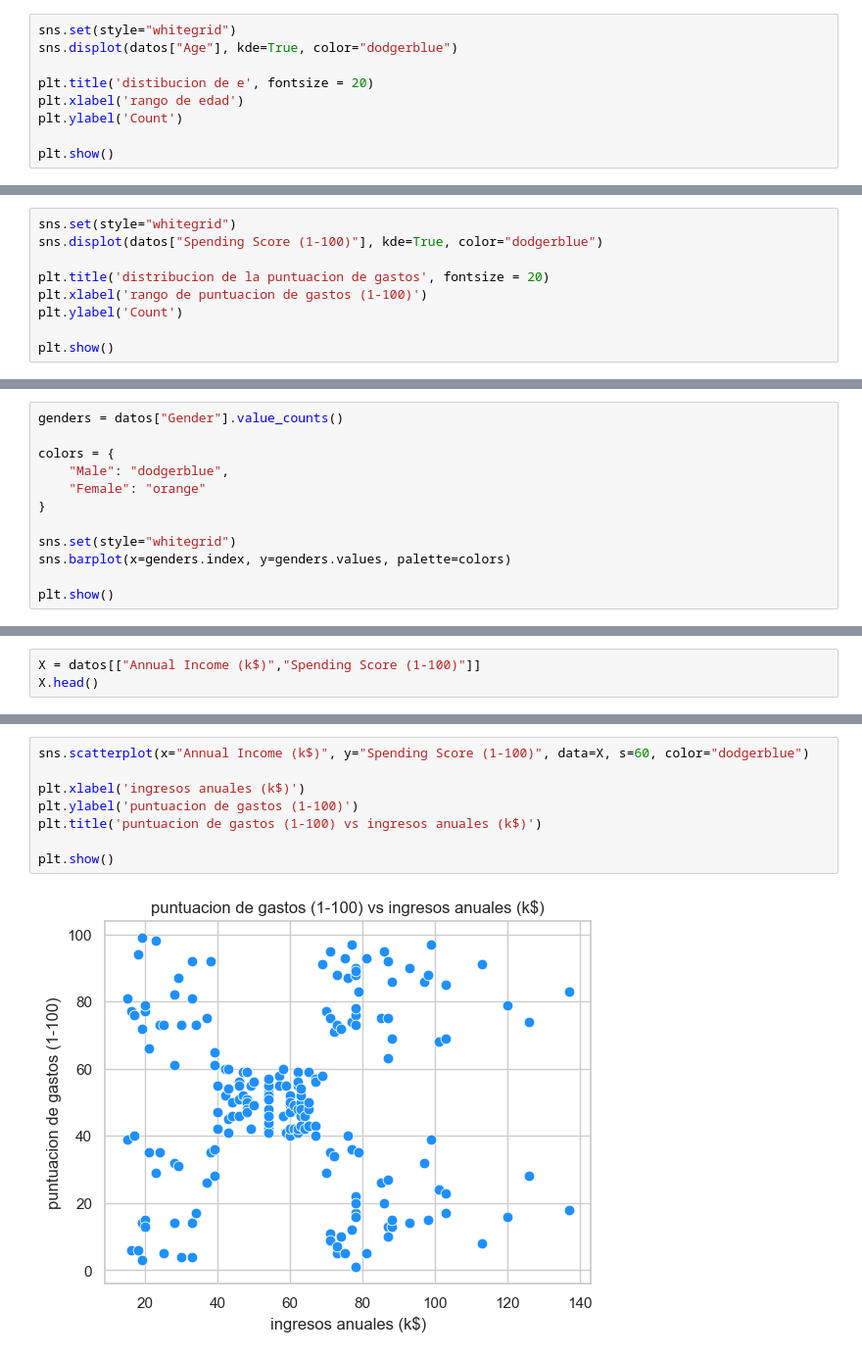
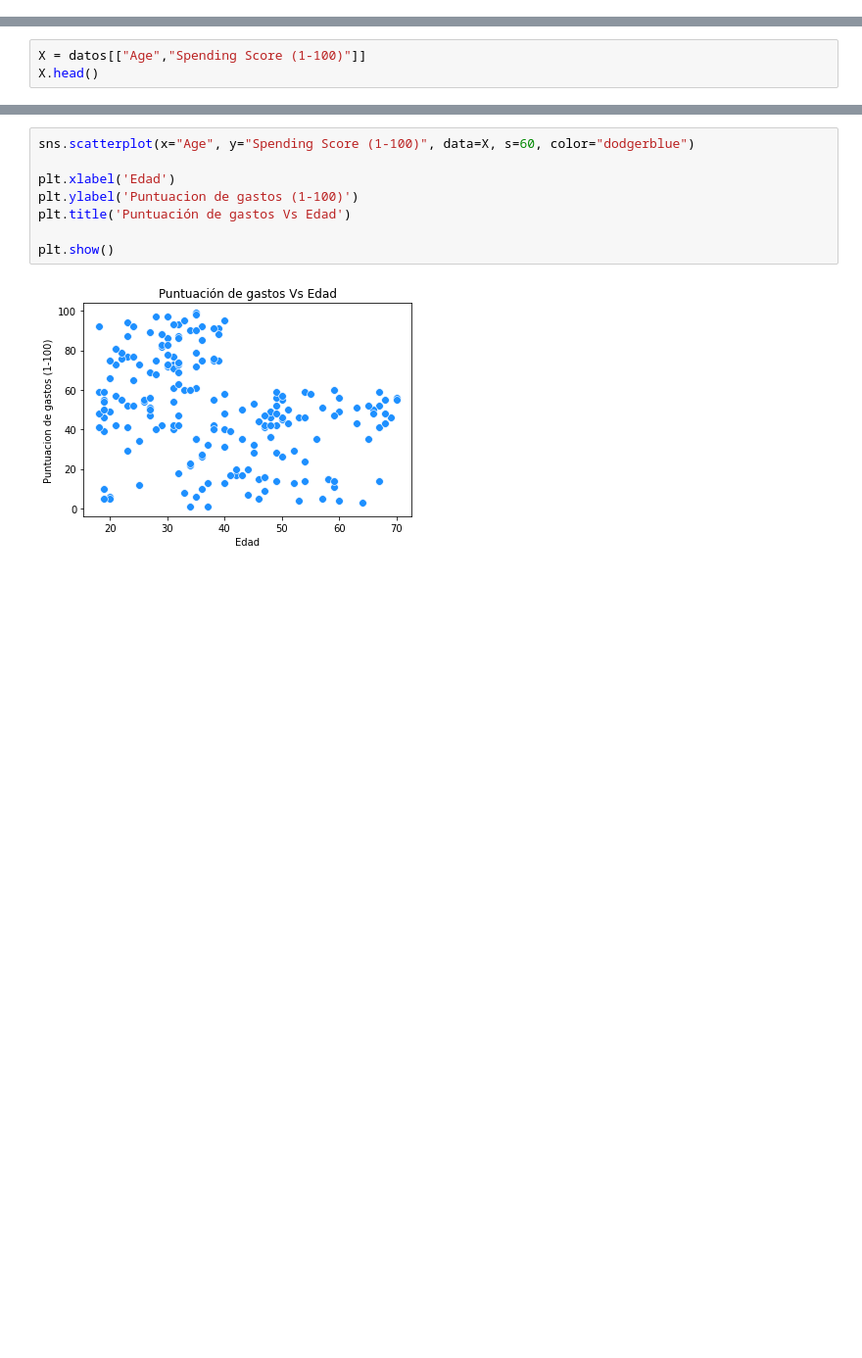
Before and after one commit to imdp85/Tarea4, a Jupyter notebook: KMEANS.ipynb, the cells around one changed output, grey strips where cells are left out. Shown at 98% size. Cells and saved outputs as stored; diff of their text form; blank space fills up the shorter version.

```diff
--- a/KMEANS.ipynb
+++ b/KMEANS.ipynb
@@ -40,9 +46,0 @@ plt.show()
-# %%
-sns.set(style="whitegrid")
-sns.displot(datos["Age"], kde=True, color="dodgerblue")
-
-plt.title('distibucion de e', fontsize = 20)
-plt.xlabel('rango de edad')
-plt.ylabel('Count')
-
-plt.show()
@@ -51,9 +46,0 @@ plt.show()
-# %%
-sns.set(style="whitegrid")
-sns.displot(datos["Spending Score (1-100)"], kde=True, color="dodgerblue")
-
-plt.title('distribucion de la puntuacion de gastos', fontsize = 20)
-plt.xlabel('rango de puntuacion de gastos (1-100)')
-plt.ylabel('Count')
-
-plt.show()
@@ -62,12 +46,0 @@ plt.show()
-# %%
-genders = datos["Gender"].value_counts()
-
-colors = {
-    "Male": "dodgerblue",
-    "Female": "orange"
-}
-
-sns.set(style="whitegrid")
-sns.barplot(x=genders.index, y=genders.values, palette=colors)
-
-plt.show()
@@ -76,4 +113,4 @@ plt.show()
 # %%
-X = datos[["Annual Income (k$)","Spending Score (1-100)"]]
+X = datos[["Age","Spending Score (1-100)"]]
 X.head()
 # %% [output]
@@ -86,10 +124,10 @@ X.head()
 # %%
-sns.scatterplot(x="Annual Income (k$)", y="Spending Score (1-100)", data=X, s=60, color="dodgerblue")
+sns.scatterplot(x="Age", y="Spending Score (1-100)", data=X, s=60, color="dodgerblue")
 
-plt.xlabel('ingresos anuales (k$)')
-plt.ylabel('puntuacion de gastos (1-100)')
-plt.title('puntuacion de gastos (1-100) vs ingresos anuales (k$)')
+plt.xlabel('Edad')
+plt.ylabel('Puntuacion de gastos (1-100)')
+plt.title('Puntuación de gastos Vs Edad')
 
 plt.show()
 # %% [output]
-[figure, old version]
+[figure, new version]
```
Also changed, not shown: parts of 26 cells of this notebook.
